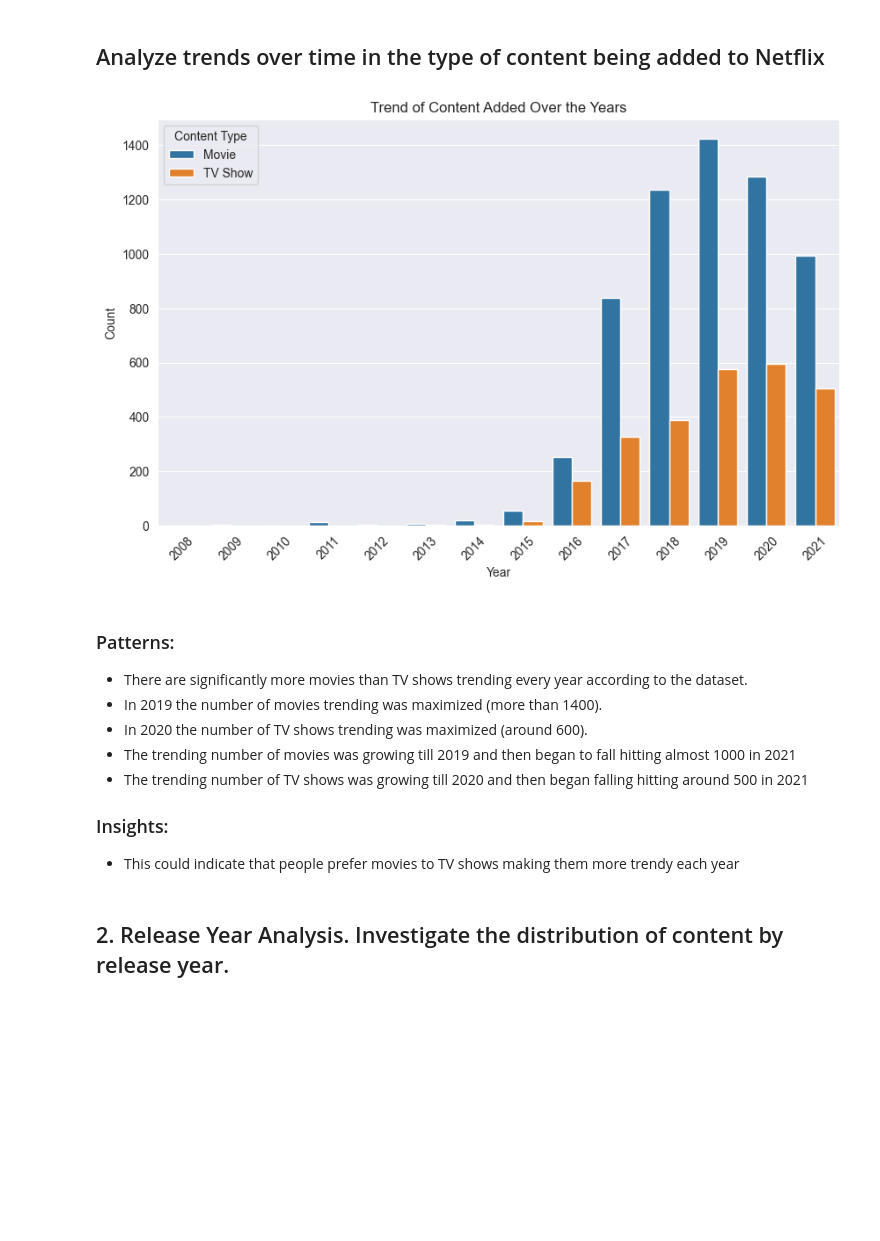
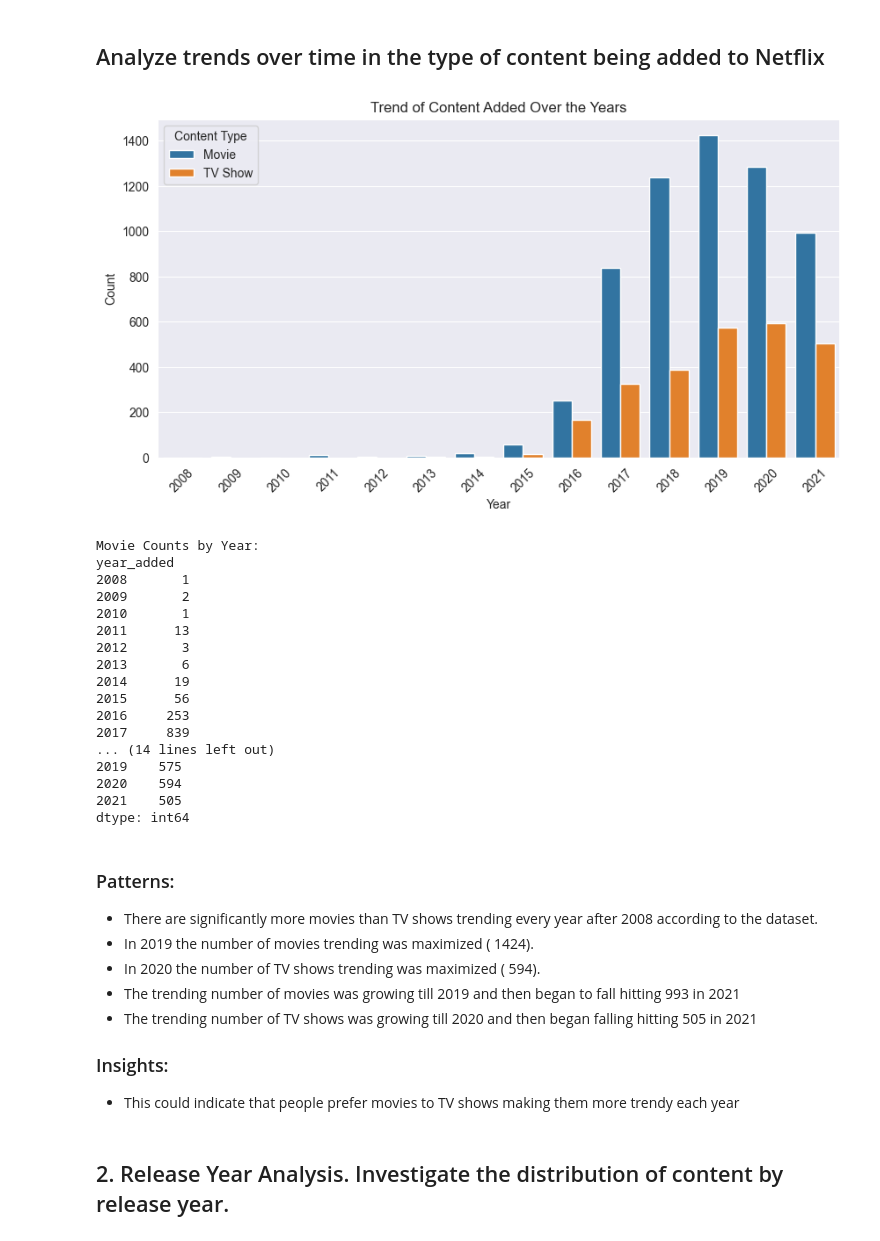
Before and after one commit to akharchenko23/final-project-akharchenko23-main, a Jupyter notebook: final-project-akharchenko23-main/notebook.ipynb, the cells around one changed output. Saved outputs shown, nothing was run; the diff lists cells and outputs as text; code cells hidden in the pictures; blank space fills up the shorter version.

```diff
--- a/final-project-akharchenko23-main/notebook.ipynb
+++ b/final-project-akharchenko23-main/notebook.ipynb
@@ -37,41 +37,77 @@ Name: count, dtype: int64
 # %%
 import pandas as pd
 import seaborn as sns
 import matplotlib.pyplot as plt
 
 # Load the dataset
 netflix_df = pd.read_csv("netflix_dataset.csv")
 
 # Drop rows with missing date_added values
 netflix_df = netflix_df.dropna(subset=['date_added'])
 
 # Convert date_added column to datetime with custom format
 netflix_df['date_added'] = pd.to_datetime(netflix_df['date_added'], format='%B %d, %Y', errors='coerce')
 
 # Drop rows where conversion fails
 netflix_df = netflix_df.dropna(subset=['date_added'])
 
 # Extract year from date_added
 netflix_df['year_added'] = netflix_df['date_added'].dt.year
 
 # Plot the trend of content added over the years
-plt.figure(figsize=(10, 6))
+plt.figure(figsize=(10, 5))
 sns.countplot(x='year_added', hue='type', data=netflix_df)
 plt.title('Trend of Content Added Over the Years')
 plt.xlabel('Year')
 plt.ylabel('Count')
 plt.xticks(rotation=45)
 plt.legend(title='Content Type')
 plt.show()
+
+# Check for duplicates
+duplicate_rows = netflix_df[netflix_df.duplicated()]
+#print("Duplicate Rows:")
+#print(duplicate_rows)
+
+movie_counts = netflix_df[netflix_df['type'] == 'Movie'].groupby('year_added').size()
+tv_show_counts = netflix_df[netflix_df['type'] == 'TV Show'].groupby('year_added').size()
+
+print("Movie Counts by Year:")
+print(movie_counts)
+
+print("TV Shows Counts by Year:")
+print(tv_show_counts)
+
+total_actual_movies = netflix_df['type'].value_counts()['Movie']
+total_actual_tvshows = netflix_df['type'].value_counts()['TV Show']
+#print("Total Movies:", total_actual_movies)
+#print("Total TV Shows:", total_actual_tvshows)
 # %% [output]
-[figure, old version]
+[figure, new version]
+Movie Counts by Year:
+year_added
+2008       1
+2009       2
+2010       1
+2011      13
+2012       3
+2013       6
+2014      19
+2015      56
+2016     253
+2017     839
+... (14 lines left out)
+2019    575
+2020    594
+2021    505
+dtype: int64
 # %% [markdown]
 ### Patterns:
-- There are significantly more movies than TV shows trending every year according to the dataset.
-- In 2019 the number of movies trending was maximized (more than 1400).
-- In 2020 the number of TV shows trending was maximized (around 600).
-- The trending number of movies was growing till 2019 and then began to fall hitting almost 1000 in 2021
-- The trending number of TV shows was growing till 2020 and then began falling hitting around 500 in 2021
+- There are significantly more movies than TV shows trending every year after 2008 according to the dataset.
+- In 2019 the number of movies trending was maximized ( 1424).
+- In 2020 the number of TV shows trending was maximized ( 594).
+- The trending number of movies was growing till 2019 and then began to fall hitting 993 in 2021
+- The trending number of TV shows was growing till 2020 and then began falling hitting 505 in 2021
 
 ### Insights:
 - This could indicate that people prefer movies to TV shows making them more trendy each year
```
Also changed, not shown: parts of 33 cells of this notebook, 12 other files.
